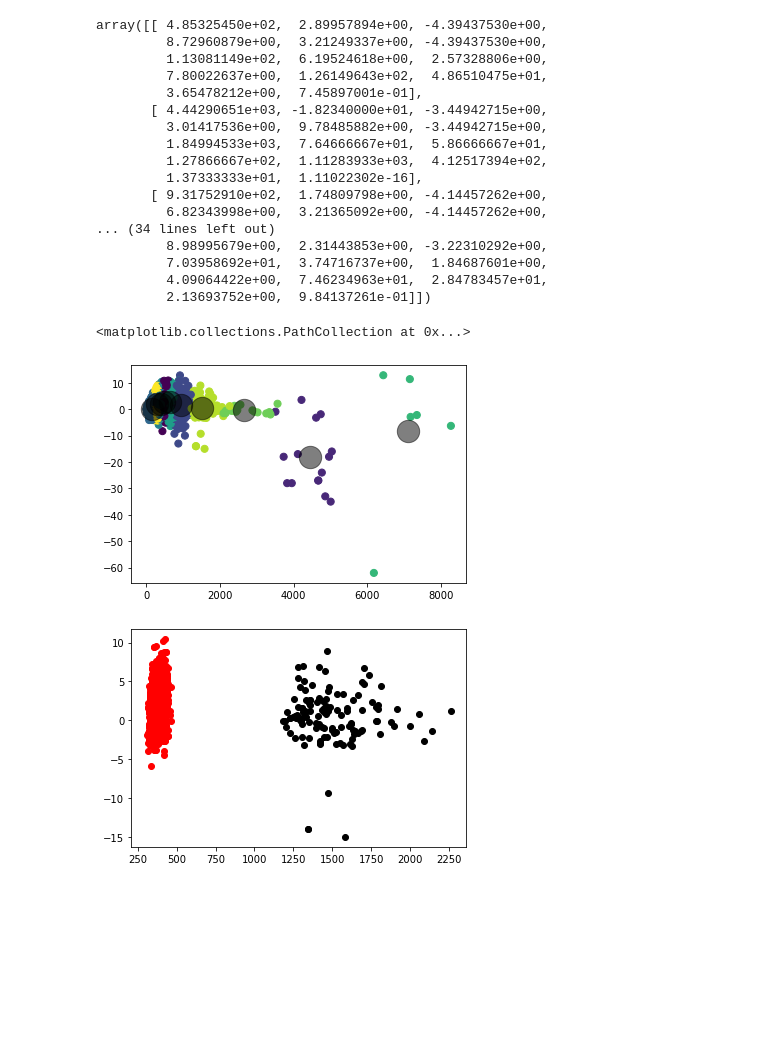
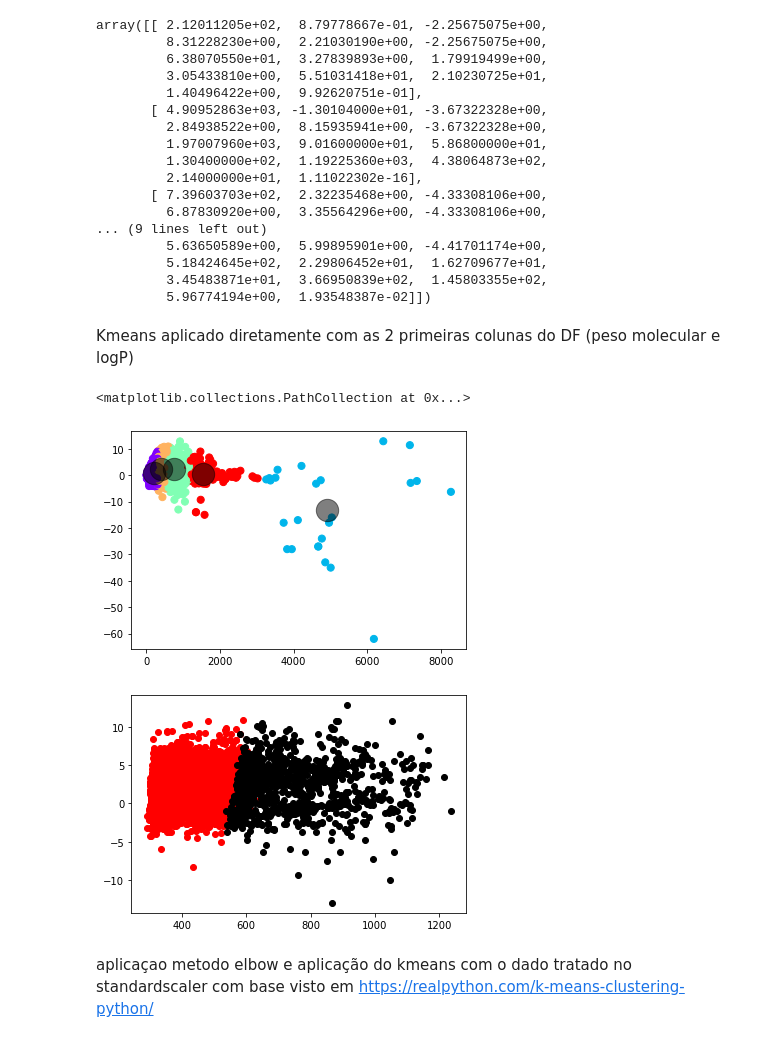
Before and after one commit to GachanDois/lcdia, a Jupyter notebook: Aplicando Kmeans e Clusterizacao.ipynb, the cells around one changed output. Cells and saved outputs as stored; diff of their text form; code cells hidden in the pictures; blank space fills up the shorter version.

Commit message:
aplicaçoes kmeans metodo elbow

```diff
--- a/Aplicando Kmeans e Clusterizacao.ipynb
+++ b/Aplicando Kmeans e Clusterizacao.ipynb
@@ -8,7 +8,7 @@ import numpy as np
 # %%
 df = pd.read_pickle('df_num')
 # %%
-k = 10
+k = 5
 kmeans = KMeans(n_clusters=k)
 y_pred = kmeans.fit_predict(df)
 # %%
@@ -20,39 +37,43 @@ array([4, 4, 4, ..., 4, 4, 4])
 # %%
 kmeans.cluster_centers_
 # %% [output]
-array([[ 4.85325450e+02,  2.89957894e+00, -4.39437530e+00,
-         8.72960879e+00,  3.21249337e+00, -4.39437530e+00,
-         1.13081149e+02,  6.19524618e+00,  2.57328806e+00,
-         7.80022637e+00,  1.26149643e+02,  4.86510475e+01,
-         3.65478212e+00,  7.45897001e-01],
-       [ 4.44290651e+03, -1.82340000e+01, -3.44942715e+00,
-         3.01417536e+00,  9.78485882e+00, -3.44942715e+00,
-         1.84994533e+03,  7.64666667e+01,  5.86666667e+01,
-         1.27866667e+02,  1.11283933e+03,  4.12517394e+02,
-         1.37333333e+01,  1.11022302e-16],
-       [ 9.31752910e+02,  1.74809798e+00, -4.14457262e+00,
-         6.82343998e+00,  3.21365092e+00, -4.14457262e+00,
-... (34 lines left out)
-         8.98995679e+00,  2.31443853e+00, -3.22310292e+00,
-         7.03958692e+01,  3.74716737e+00,  1.84687601e+00,
-         4.09064422e+00,  7.46234963e+01,  2.84783457e+01,
-         2.13693752e+00,  9.84137261e-01]])
+array([[ 2.12011205e+02,  8.79778667e-01, -2.25675075e+00,
+         8.31228230e+00,  2.21030190e+00, -2.25675075e+00,
+         6.38070550e+01,  3.27839893e+00,  1.79919499e+00,
+         3.05433810e+00,  5.51031418e+01,  2.10230725e+01,
+         1.40496422e+00,  9.92620751e-01],
+       [ 4.90952863e+03, -1.30104000e+01, -3.67322328e+00,
+         2.84938522e+00,  8.15935941e+00, -3.67322328e+00,
+         1.97007960e+03,  9.01600000e+01,  5.86800000e+01,
+         1.30400000e+02,  1.19225360e+03,  4.38064873e+02,
+         2.14000000e+01,  1.11022302e-16],
+       [ 7.39603703e+02,  2.32235468e+00, -4.33308106e+00,
+         6.87830920e+00,  3.35564296e+00, -4.33308106e+00,
+... (9 lines left out)
+         5.63650589e+00,  5.99895901e+00, -4.41701174e+00,
+         5.18424645e+02,  2.29806452e+01,  1.62709677e+01,
+         3.45483871e+01,  3.66950839e+02,  1.45803355e+02,
+         5.96774194e+00,  1.93548387e-02]])
+# %% [markdown]
+Kmeans aplicado diretamente com as 2 primeiras colunas do DF (peso molecular e logP)
 # %%
-plt.scatter(df.iloc[:, 0], df.iloc[:, 1], c=y_pred, s=50, cmap='viridis')
+plt.scatter(df.iloc[:, 0], df.iloc[:, 1], c=y_pred, s=50, cmap='rainbow')
 centers = kmeans.cluster_centers_
 plt.scatter(centers[:, 0], centers[:, 1], c='black', s=500, alpha=0.5)
 # %% [output]
 <matplotlib.collections.PathCollection at 0x...>
-[figure, old version]
+[figure, new version]
 # %%
 #filter rows of original data
-filtered_label2 = df[y_pred == 4]
+filtered_label2 = df[y_pred == 3]
 
-filtered_label8 = df[y_pred == 8]
+filtered_label8 = df[y_pred == 2]
 
 #Plotting the results
 plt.scatter(filtered_label2.iloc[:,0] , filtered_label2.iloc[:,1] , color = 'red')
 plt.scatter(filtered_label8.iloc[:,0] , filtered_label8.iloc[:,1] , color = 'black')
 plt.show()
 # %% [output]
-[figure, old version]
+[figure, new version]
+# %% [markdown]
+aplicaçao metodo elbow e aplicação do kmeans com o dado tratado no standardscaler com base visto em https://realpython.com/k-means-clustering-python/
```
Also changed, not shown: parts of 13 cells of this notebook, 3 other files.
